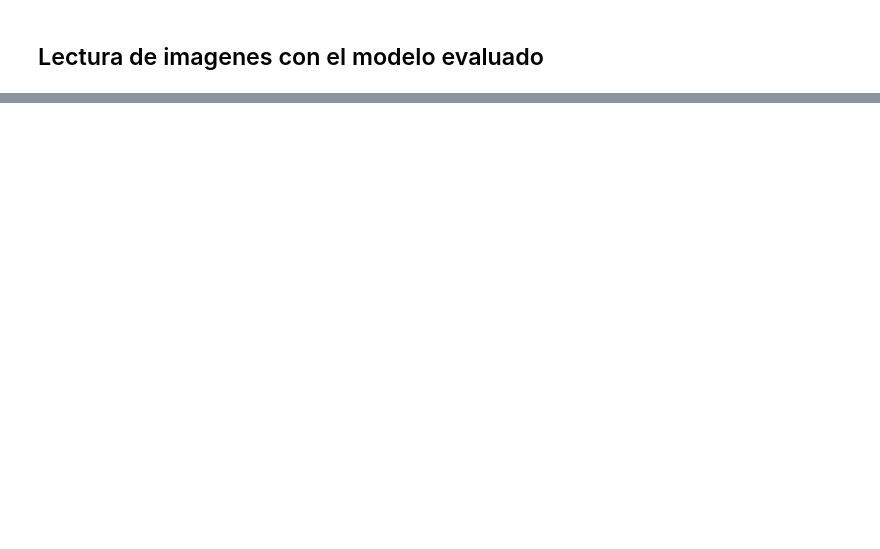
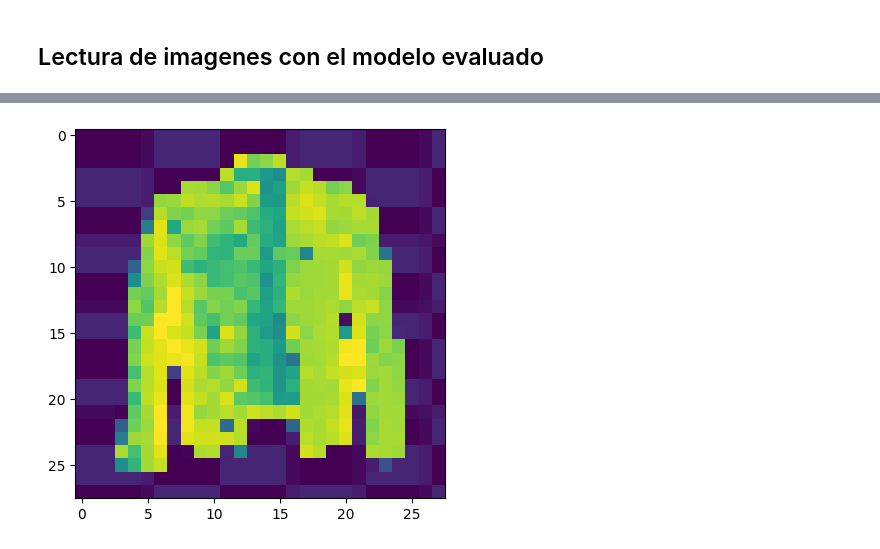
Before and after one commit to bryandelgado99/Fundamentos-de-IA, a Jupyter notebook: Deberes/Deber_4__Deep_Learning.ipynb, the cells around one changed output, grey strips where cells are left out. Cells and saved outputs as stored; diff of their text form; code cells hidden in the pictures; blank space fills up the shorter version.

```diff
--- a/Deberes/Deber_4__Deep_Learning.ipynb
+++ b/Deberes/Deber_4__Deep_Learning.ipynb
@@ -111,0 +163,25 @@ plt.imshow(imagen)
+# %%
+# Predicción 2:
+import cv2 as cv
+
+# Leemos la imagen con CV2
+imagen = cv.imread('/Fundamentos-de-IA/files/images/chaqueta.png')
+
+# Realizamos transformaciones de datos y procesamos la imagen
+imagen = cv.GaussianBlur(imagen, (3,3), 0) #Filtro de desenfoque
+imagen = cv.cvtColor(imagen, cv.COLOR_BGR2GRAY) #Cambiamos color a escala de grises
+imagen = cv.resize(imagen, (28,28), interpolation=cv.INTER_NEAREST) #Redimensionamiento de imagen
+imagen = cv.bitwise_not(imagen) #Aplicación de inversión de color
+plt.imshow(imagen)
+
+import numpy as np
+# Agregar una dimensión adicional para representar el canal de color(escala de grises) se grega al final
+imagen=np.expand_dims(imagen, axis=-1)
+
+# Agregar una dimensión adicional para representar el lote de imagenes
+imagen=np.expand_dims(imagen, axis=0)
+
+prediccion_1 = modelo.predict(imagen)
+prediccion_1__categoria = np.argmax(prediccion_1[0])
+print('La imagen se clasifica como:',prediccion_categoria)
+# %% [output]
@@ -111,0 +190 @@ plt.imshow(imagen)
+[figure, added]
```
Also changed, not shown: parts of 18 cells of this notebook, 7 other files.
